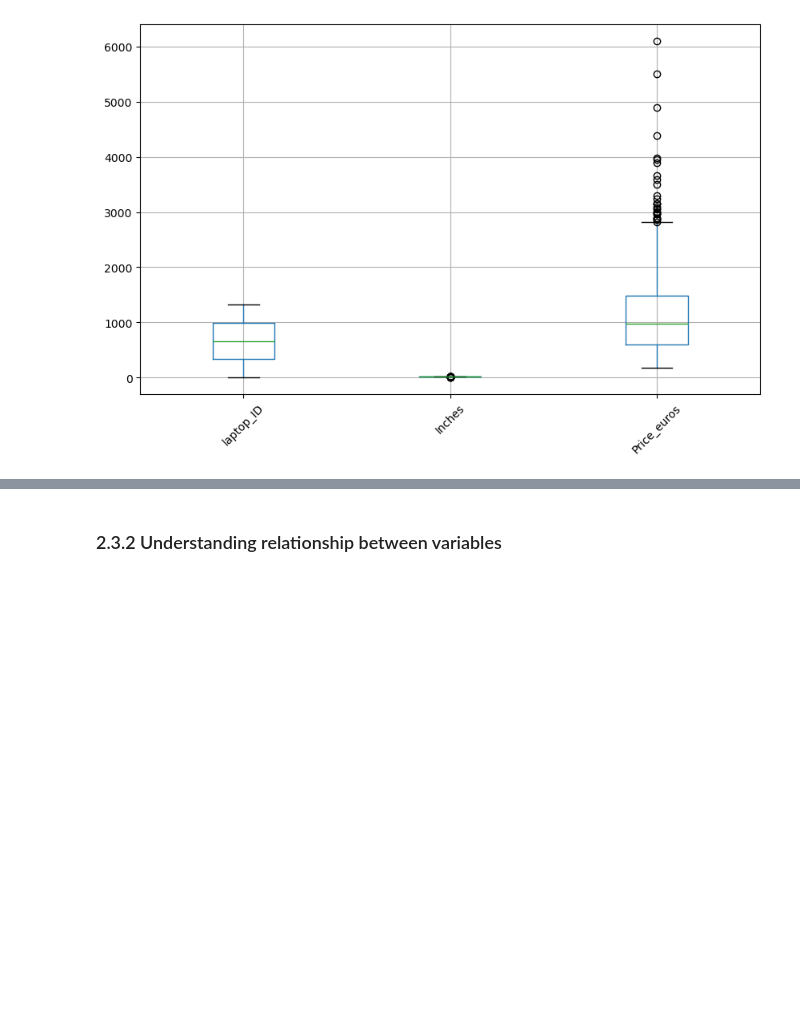
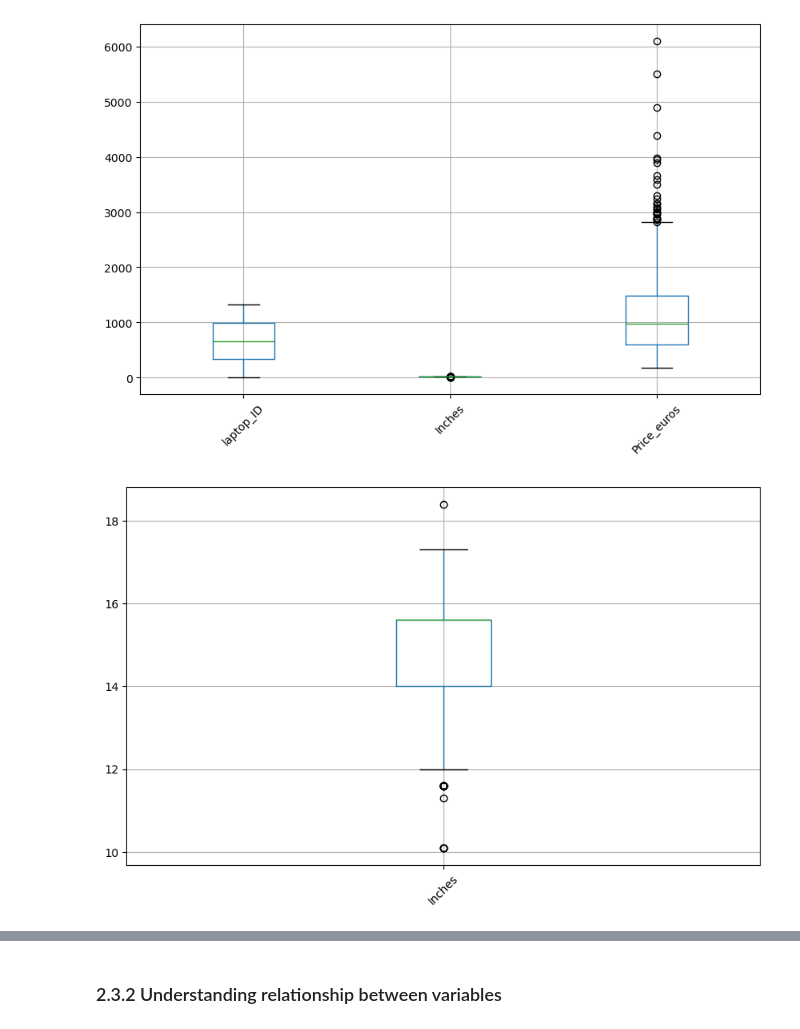
Before and after one commit to KahBao/streamlit_project, a Jupyter notebook: MLDP Program Codes Submission Template.ipynb, the cells around one changed output, grey strips where cells are left out. Cells and saved outputs as stored; diff of their text form; code cells hidden in the pictures; blank space fills up the shorter version.

```diff
--- a/MLDP Program Codes Submission Template.ipynb
+++ b/MLDP Program Codes Submission Template.ipynb
@@ -139,3 +122,8 @@ df.boxplot(rot=45, figsize=(10,6))
 plt.show()
 # %% [output]
 [figure]
+# %%
+df[['Inches']].boxplot(rot=45, figsize=(10,6))
+plt.show()
+# %% [output]
+[figure, added]
```
Also changed, not shown: parts of 51 cells of this notebook.
